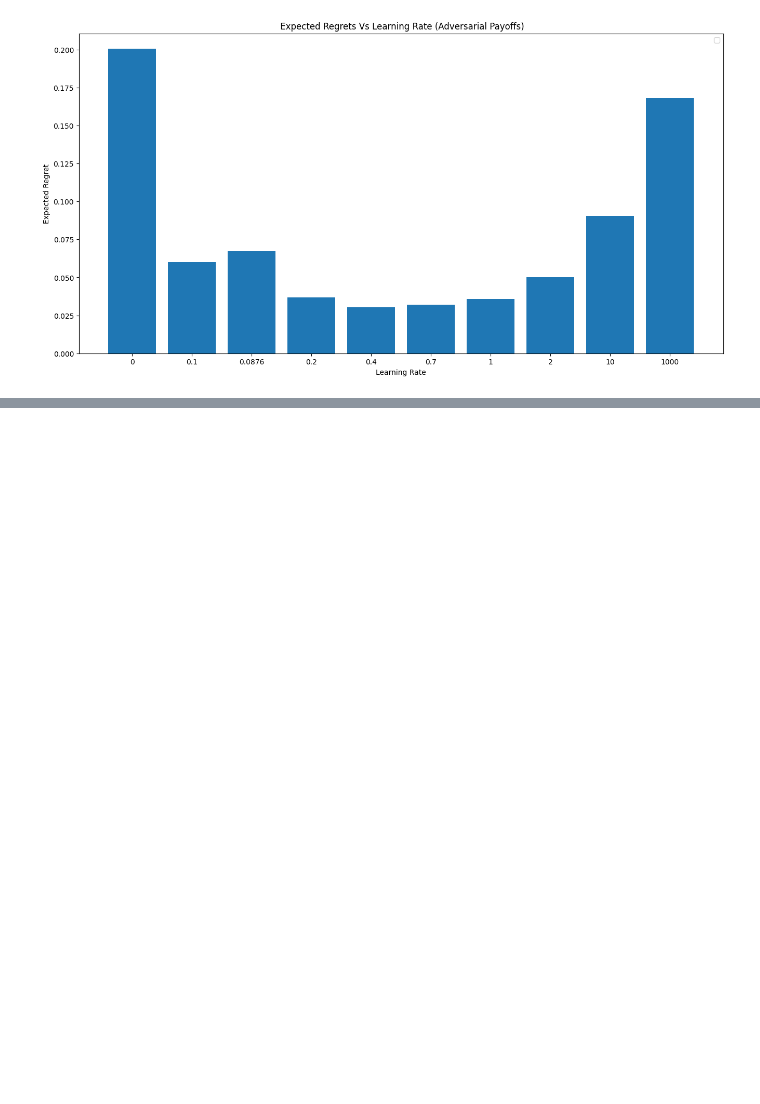
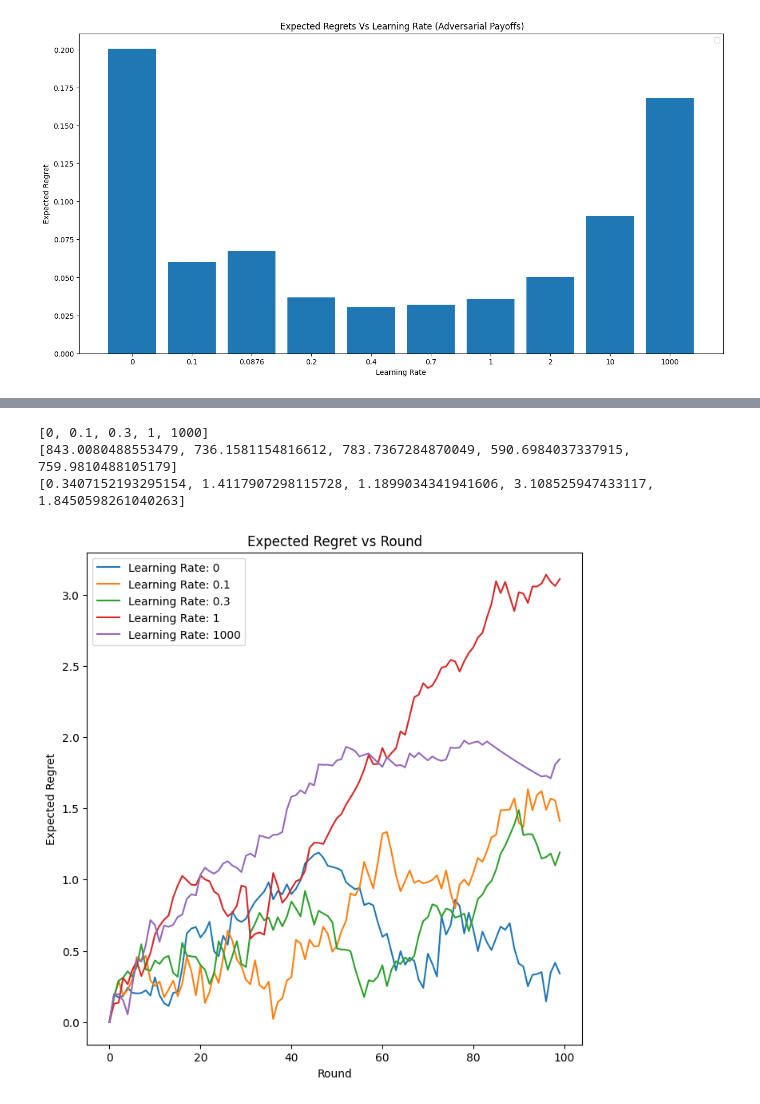
Before and after one commit to PrabhavJain10/Online-Markets, a Jupyter notebook: proj2.ipynb, the cells around one changed output, grey strips where cells are left out. Cells and saved outputs as stored; diff of their text form; code cells hidden in the pictures; blank space fills up the shorter version.

```diff
--- a/proj2.ipynb
+++ b/proj2.ipynb
@@ -475,0 +491,50 @@ No artists with labels found to put in legend.  Note that artists whose label st
+# %%
+class PR2:
+    def __init__(self, k):
+        self.k = k
+        self.count = 0
+
+    def generate(self):
+        adversarialPayoffs = np.zeros(k)
+        curri = self.count % k
+        x = np.random.rand(1) * self.count
+        adversarialPayoffs[curri] = x
+        self.count += 1
+        return adversarialPayoffs
+# %%
+h = 20 # fixed
+# hyperparameters
+k = 3
+n = 100
+epsilons = [0, 0.1, 0.3, 1, 1000] # to be studied
+monteCarloBound = 10
+
+PR2Payoffs = []
+PR2RegretPerRound = []
+for epsilon in epsilons:
+    finalPayoff, regretPerRound = MonteCarlo(monteCarloBound, PR2, epsilon, k, h, n)
+    PR2Payoffs.append(finalPayoff)
+    PR2RegretPerRound.append(regretPerRound)
+
+PR2AvgRegrets = [i[n-1] for i in PR2RegretPerRound]
+print(epsilons)
+print(PR2Payoffs)
+print(PR2AvgRegrets)
+# %% [output]
+[0, 0.1, 0.3, 1, 1000]
+[843.0080488553479, 736.1581154816612, 783.7367284870049, 590.6984037337915, 759.9810488105179]
+[0.3407152193295154, 1.4117907298115728, 1.1899034341941606, 3.108525947433117, 1.8450598261040263]
+# %%
+f = plt.figure()
+f.set_figwidth(8)
+f.set_figheight(8)
+
+for i in range(len(epsilons)):
+    plt.plot(np.arange(n), PR2RegretPerRound[i], label = "Learning Rate: "+str(epsilons[i]))
+plt.title('Expected Regret vs Round')
+plt.xlabel('Round')
+plt.ylabel('Expected Regret')
+plt.legend()
+plt.show()
+# %% [output]
+[figure, added]
```
Also changed, not shown: parts of 4 cells of this notebook, 1 other file.
